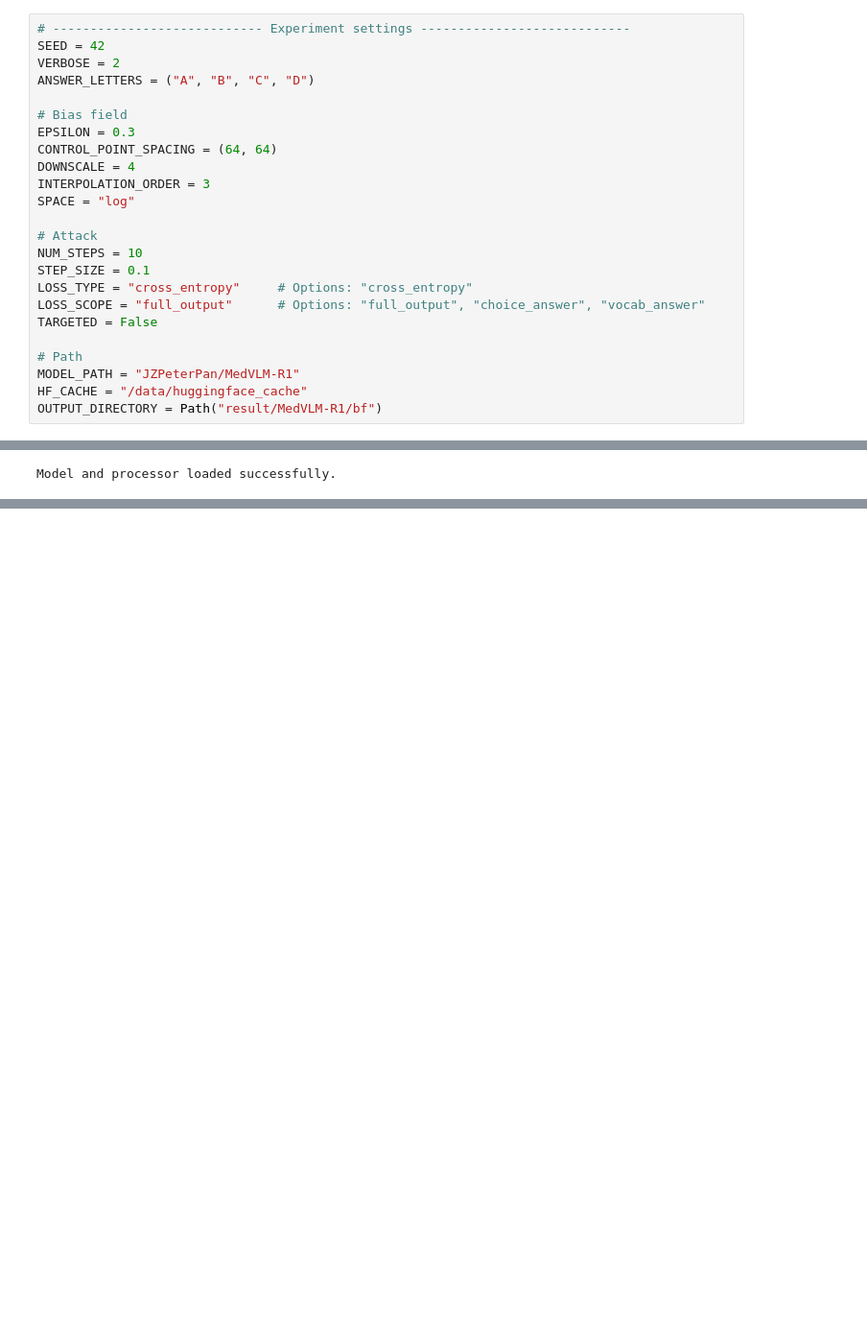
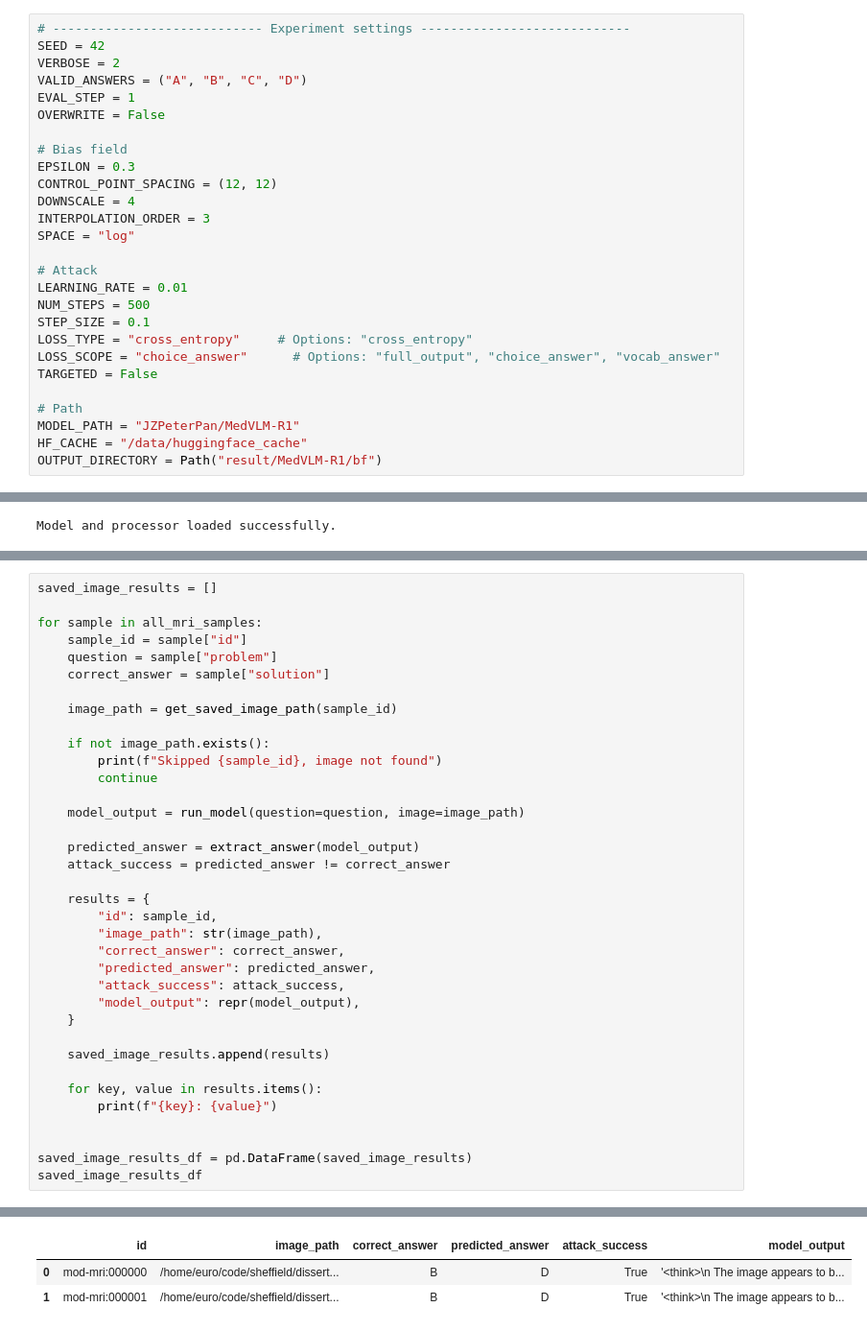
Before and after one commit to TanukiDong/attack-on-medvqa, a Jupyter notebook: src/MedVLM-R1/bf.ipynb, the cells around one changed output, grey strips where cells are left out. Shown at 96% size. Drawn from its saved outputs; the diff is of its cells as text; blank space fills up the shorter version.

```diff
--- a/src/MedVLM-R1/bf.ipynb
+++ b/src/MedVLM-R1/bf.ipynb
@@ -26,20 +32,23 @@ from torchmetrics.functional.image import (
 # ---------------------------- Experiment settings ----------------------------
 SEED = 42
 VERBOSE = 2
-ANSWER_LETTERS = ("A", "B", "C", "D")
+VALID_ANSWERS = ("A", "B", "C", "D")
+EVAL_STEP = 1
+OVERWRITE = False
 
 # Bias field
 EPSILON = 0.3
-CONTROL_POINT_SPACING = (64, 64)
+CONTROL_POINT_SPACING = (12, 12)
 DOWNSCALE = 4
 INTERPOLATION_ORDER = 3
 SPACE = "log"
 
 # Attack
-NUM_STEPS = 10
+LEARNING_RATE = 0.01
+NUM_STEPS = 500
 STEP_SIZE = 0.1
 LOSS_TYPE = "cross_entropy"     # Options: "cross_entropy"
-LOSS_SCOPE = "full_output"      # Options: "full_output", "choice_answer", "vocab_answer"
+LOSS_SCOPE = "choice_answer"      # Options: "full_output", "choice_answer", "vocab_answer"
 TARGETED = False
 
 # Path
@@ -1341,0 +1038,37 @@ Image evaluation metrics after attack:
+# %%
+saved_image_results = []
+
+for sample in all_mri_samples:
+    sample_id = sample["id"]
+    question = sample["problem"]
+    correct_answer = sample["solution"]
+
+    image_path = get_saved_image_path(sample_id)
+
+    if not image_path.exists():
+        print(f"Skipped {sample_id}, image not found")
+        continue
+
+    model_output = run_model(question=question, image=image_path)
+
+    predicted_answer = extract_answer(model_output)
+    attack_success = predicted_answer != correct_answer
+
+    results = {
+        "id": sample_id,
+        "image_path": str(image_path),
+        "correct_answer": correct_answer,
+        "predicted_answer": predicted_answer,
+        "attack_success": attack_success,
+        "model_output": repr(model_output),
+    }
+
+    saved_image_results.append(results)
+
+    for key, value in results.items():
+        print(f"{key}: {value}")
+
+
+saved_image_results_df = pd.DataFrame(saved_image_results)
+saved_image_results_df
+# %% [output]
@@ -1341,0 +1095,3 @@ Image evaluation metrics after attack:
+|  | id | image_path | correct_answer | predicted_answer | attack_success | model_output |
+| 0 | mod-mri:000000 | /home/euro/code/sheffield/dissert... | B | D | True | '<think>\n The image appears to b... |
+| 1 | mod-mri:000001 | /home/euro/code/sheffield/dissert... | B | D | True | '<think>\n The image appears to b... |
```
Also changed, not shown: parts of 15 cells of this notebook.
